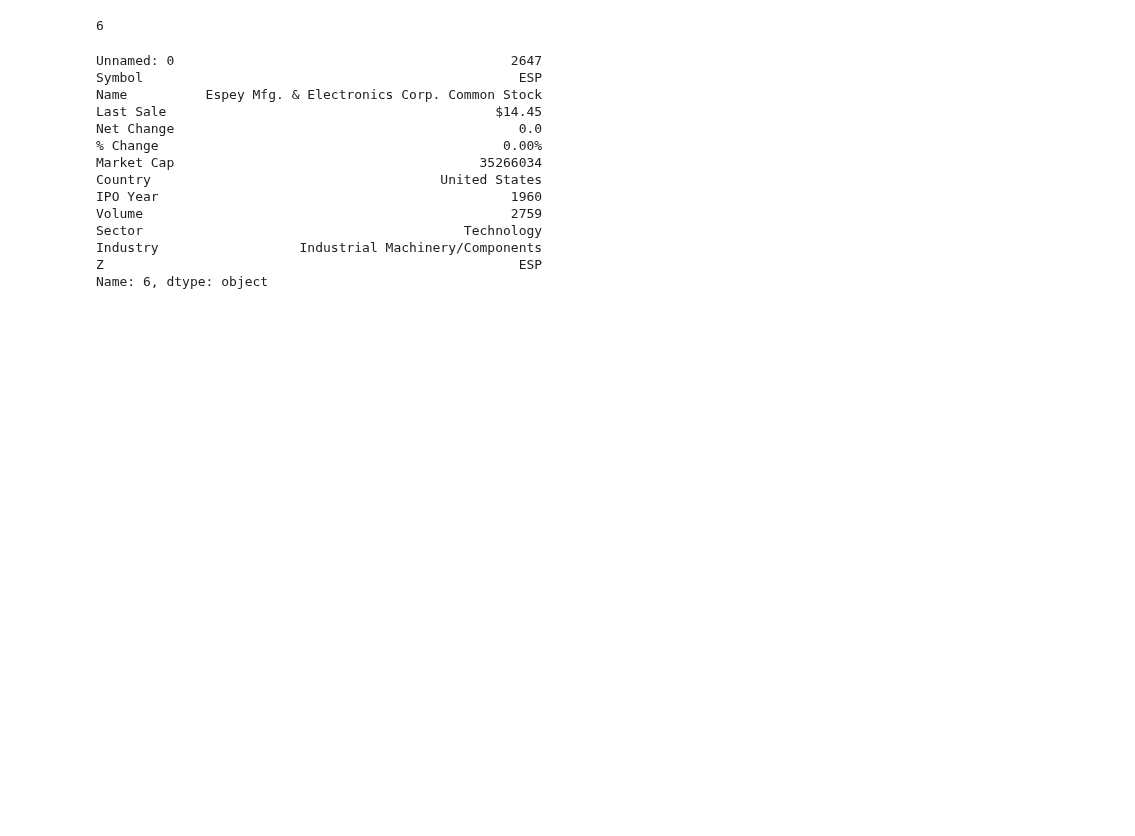
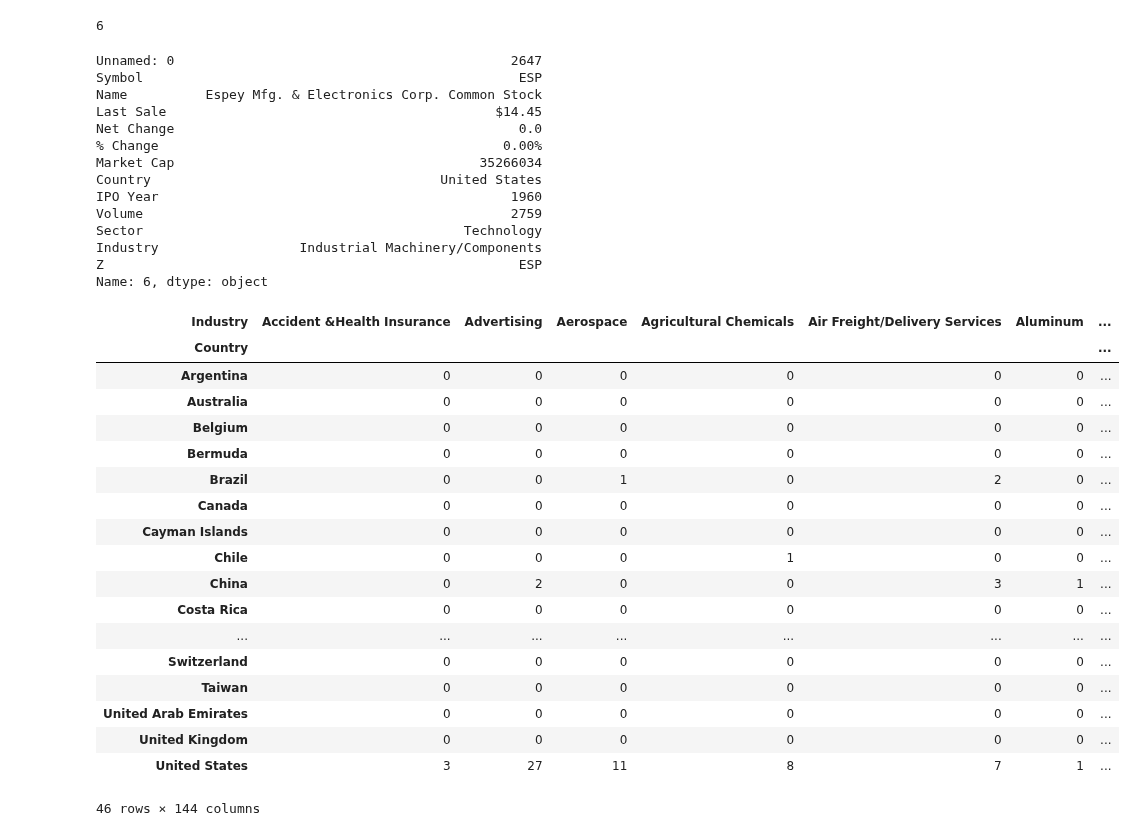
Before and after one commit to MariyaYu/Lesson_1, a Jupyter notebook: Untitled17.ipynb, the cells around one changed output. Cells and saved outputs as stored; diff of their text form; code cells hidden in the pictures; blank space fills up the shorter version.

```diff
--- a/Untitled17.ipynb
+++ b/Untitled17.ipynb
@@ -110,3 +110,27 @@ Name: 6, dtype: object
 # страна - United States
 # сектор -   Technology
 # индустрия -  Industrial Machinery/Components
+# %%
+contingency_table = pd.crosstab(df['Country'], df['Industry'])
+# %%
+contingency_table
+# %% [output]
+| Industry | Accident &Health Insurance | Advertising | Aerospace | Agricultural Chemicals | Air Freight/Delivery Services | Aluminum | ... |
+| Country |  |  |  |  |  |  | ... |
+| Argentina | 0 | 0 | 0 | 0 | 0 | 0 | ... |
+| Australia | 0 | 0 | 0 | 0 | 0 | 0 | ... |
+| Belgium | 0 | 0 | 0 | 0 | 0 | 0 | ... |
+| Bermuda | 0 | 0 | 0 | 0 | 0 | 0 | ... |
+| Brazil | 0 | 0 | 1 | 0 | 2 | 0 | ... |
+| Canada | 0 | 0 | 0 | 0 | 0 | 0 | ... |
+| Cayman Islands | 0 | 0 | 0 | 0 | 0 | 0 | ... |
+| Chile | 0 | 0 | 0 | 1 | 0 | 0 | ... |
+| China | 0 | 2 | 0 | 0 | 3 | 1 | ... |
+| Costa Rica | 0 | 0 | 0 | 0 | 0 | 0 | ... |
+| ... | ... | ... | ... | ... | ... | ... | ... |
+| Switzerland | 0 | 0 | 0 | 0 | 0 | 0 | ... |
+| Taiwan | 0 | 0 | 0 | 0 | 0 | 0 | ... |
+| United Arab Emirates | 0 | 0 | 0 | 0 | 0 | 0 | ... |
+| United Kingdom | 0 | 0 | 0 | 0 | 0 | 0 | ... |
+| United States | 3 | 27 | 11 | 8 | 7 | 1 | ... |
+46 rows × 144 columns
```
